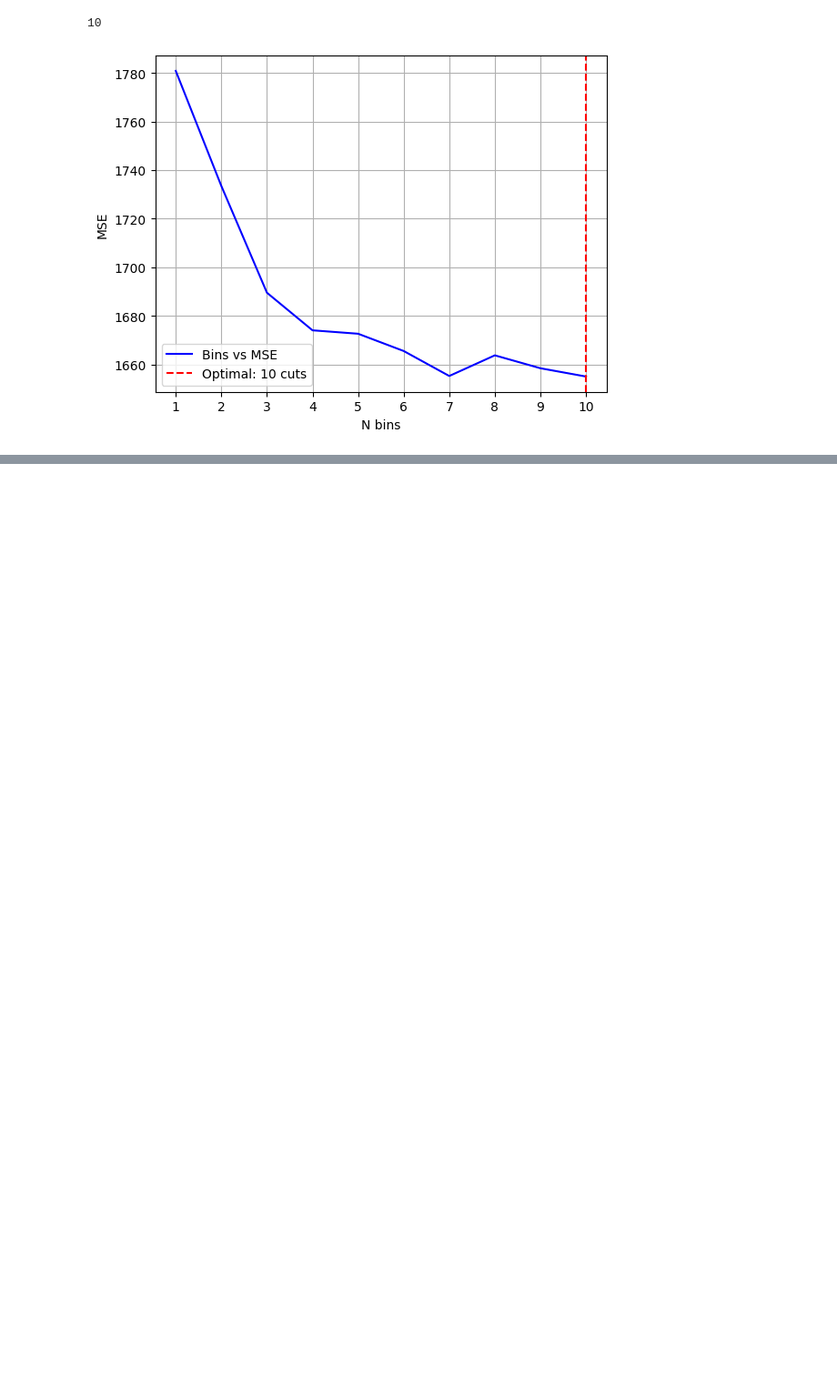
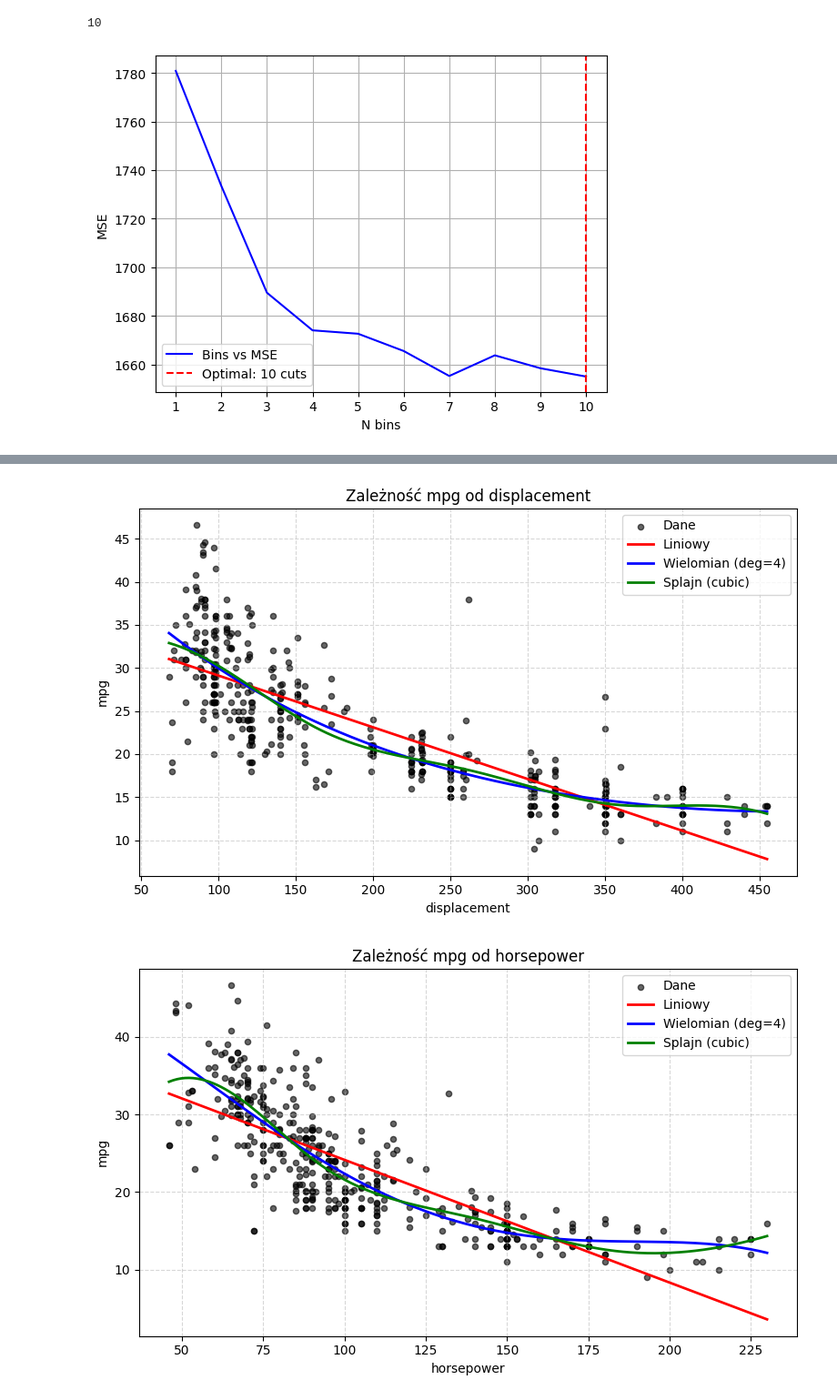
Before and after one commit to Mitfort/StatisticalLearning, a Jupyter notebook: Lab7/exercises.ipynb, the cells around one changed output, grey strips where cells are left out. Shown at 91% size. Cells and saved outputs as stored; diff of their text form; code cells hidden in the pictures; blank space fills up the shorter version.

```diff
--- a/Lab7/exercises.ipynb
+++ b/Lab7/exercises.ipynb
@@ -215,0 +220,3 @@ plt.show()
+# %%
+df = load_data("Auto")
+df
@@ -215,0 +256,3 @@ plt.show()
+# %%
+X = df['horsepower'].values
+y = df['mpg'].values
@@ -215,0 +296,51 @@ plt.show()
+# %%
+numeric_cols = df.select_dtypes(include=[np.number]).columns.tolist()
+numeric_cols.remove("origin")
+numeric_cols.remove("cylinders")
+numeric_cols.remove("year")
+numeric_cols.remove('mpg')
+
+for col in numeric_cols:
+    X = df[col].values.reshape(-1, 1)
+    x_plot = np.linspace(X.min(), X.max(), 300).reshape(-1, 1)
+
+    # Modele
+    # a) Liniowy
+    model_lin = LinearRegression()
+    model_lin.fit(X, y)
+    y_lin = model_lin.predict(x_plot)
+
+    # b) Wielomianowy (stopień 4)
+    model_poly = Pipeline([
+        ("Poly",PolynomialFeatures(degree=4)),
+        ("Regression",LinearRegression())
+    ])
+    model_poly.fit(X, y)
+    y_poly = model_poly.predict(x_plot)
+
+    # c) Splajny (3 węzły wewnętrzne -> 5 segmentów)
+    spline = SplineTransformer(n_knots=5, degree=3)
+    model_spline = Pipeline([
+        ("Spline",spline),
+        ("Regression",LinearRegressor:=LinearRegression())
+    ])
+    model_spline.fit(X, y)
+    y_spline = model_spline.predict(x_plot)
+
+    # Wykres
+    plt.figure(figsize=(8, 5))
+    plt.scatter(X, y, alpha=0.6, label='Dane', color='black', s=20)
+    plt.plot(x_plot, y_lin, label='Liniowy', color='red', linewidth=2)
+    plt.plot(x_plot, y_poly, label='Wielomian (deg=4)', color='blue', linewidth=2)
+    plt.plot(x_plot, y_spline, label='Splajn (cubic)', color='green', linewidth=2)
+
+    plt.xlabel(col)
+    plt.ylabel('mpg')
+    plt.title(f'Zależność mpg od {col}')
+    plt.legend()
+    plt.grid(True, linestyle='--', alpha=0.5)
+    plt.tight_layout()
+    plt.show()
+# %% [output]
+[figure, added]
+[figure, added]
```
Also changed, not shown: parts of 13 cells of this notebook.
